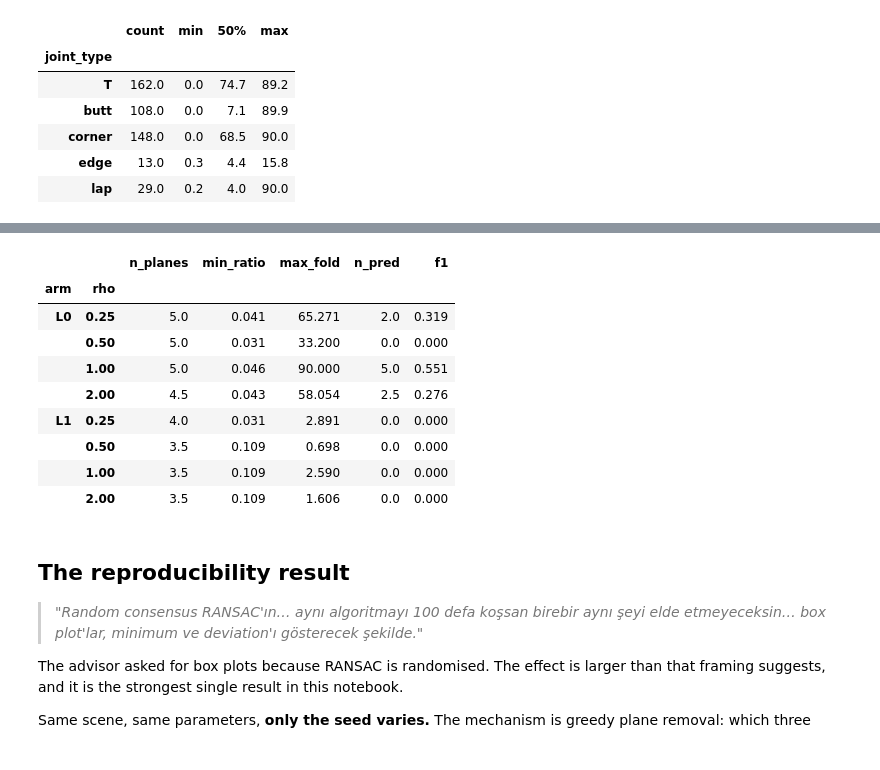
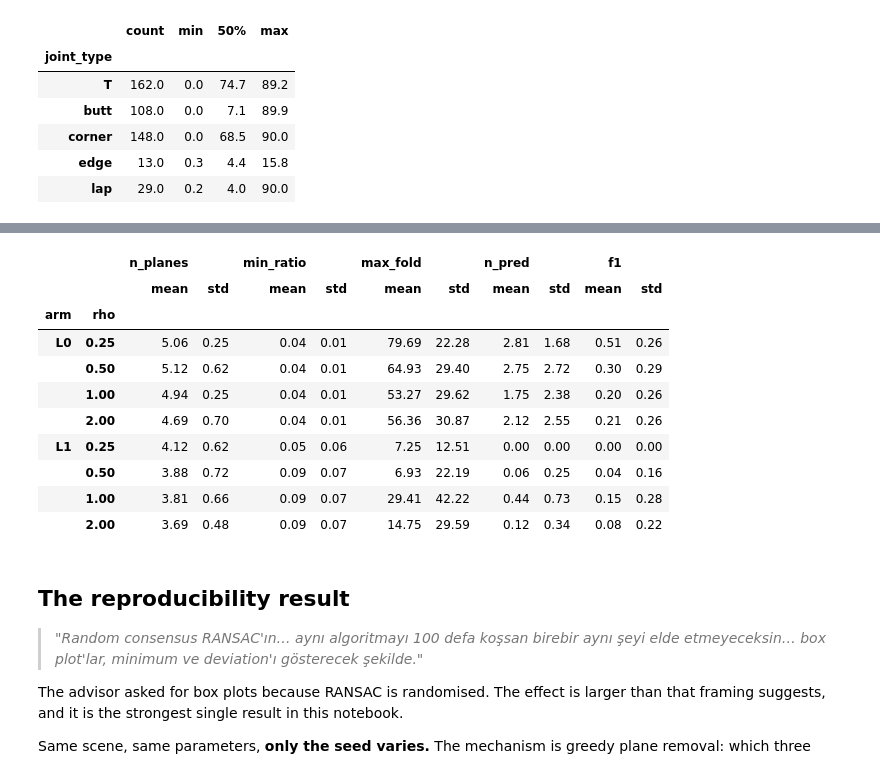
Before and after one commit to amnessa/welding_cell_ws, a Jupyter notebook: weld_generator/notebooks/04_lit_ransac.ipynb, the cells around one changed output, grey strips where cells are left out. Saved outputs shown, nothing was run; the diff lists cells and outputs as text; code cells hidden in the pictures.

```diff
--- a/weld_generator/notebooks/04_lit_ransac.ipynb
+++ b/weld_generator/notebooks/04_lit_ransac.ipynb
@@ -426,21 +448,61 @@ think about, because its own cloud is a 0,64 mm-resolution CSL scan.
 # %%
-lap_dirs = [d for d in DIRS
-            if scene_facts(load_scene(d)[0])["joint_type"] == "lap"]
+# Prepare each lap scene once; only rho and seed vary inside the loop.
+lap_prepared = []
+for d in DIRS:
+    scene, arrays = load_scene(d)
+    if scene_facts(scene)["joint_type"] != "lap":
+        continue
+    gt_ = ground_truth(scene, arrays, primary_only=True)
+    if not gt_:
+        continue
+    xyz_ = cloud_for(scene, arrays, view="full")["xyz"]
+    lap_prepared.append((d.name, xyz_, seam_region_oracle(xyz_, gt_), gt_))
+
 sweep_rho = []
-for d in lap_dirs:
+for name, xyz_, mask_, gt_ in lap_prepared:
     for rho in (0.25, 0.5, 1.0, 2.0):
         for arm in ("L0", "L1"):
-            out = run(d, arm=arm, rho=rho)
-            if out is None:
-                continue
-            r_, res_, _, _, _ = out
-            folds = [p["fold_deg"] for p in res_.pairs]
-            sweep_rho.append({"scene": d.name, "rho": rho, "arm": arm,
-                              "n_planes": r_["n_planes"], "n_pred": r_["n_pred"],
-                              "f1": r_["f1"],
-                              "min_ratio": min((p.inlier_ratio for p in res_.planes),
-                                               default=np.nan),
-                              "max_fold": max(folds) if folds else np.nan})
+            for s in range(8):
+                r_ = detect(xyz_, seed=s, prefilter_density_per_mm2=rho,
+                            segmentation_mask=mask_ if arm == "L0" else None)
+                folds = [p["fold_deg"] for p in r_.pairs]
+                sweep_rho.append({
+                    "scene": name, "rho": rho, "arm": arm, "seed": s,
+                    "n_planes": len(r_.planes), "n_pred": r_.n_seams,
+                    "f1": evaluate(r_.polylines, gt_, tol_mm=3.0)["f1"],
+                    "min_ratio": min((p.inlier_ratio for p in r_.planes), default=np.nan),
+                    "max_fold": max(folds) if folds else np.nan})
 rho_df = pd.DataFrame(sweep_rho)
-rho_df.groupby(["arm", "rho"])[["n_planes", "min_ratio", "max_fold", "n_pred", "f1"]].mean().round(3)
+
+fig, axes = plt.subplots(1, 2, figsize=(13, 3.8))
+for ax, metric, ttl in ((axes[0], "max_fold", "widest fold angle found (deg)"),
+                        (axes[1], "f1", "F1 @ 3 mm")):
+    for k, arm in enumerate(("L0", "L1")):
+        sub = rho_df[rho_df.arm == arm]
+        g = sub.groupby("rho")[metric]
+        ax.errorbar(g.mean().index, g.mean().values, yerr=g.std().values, marker="o",
+                    capsize=4, label=arm, color=["#3a7ca5", "#c04a4a"][k])
+    ax.set_xscale("log"); ax.set_xlabel(r"$\rho$  (pts/mm$^2$)")
+    ax.set_title(ttl, fontsize=10); ax.legend(fontsize=8)
+axes[0].axhline(90, c="#1a7f37", ls="--", lw=1)
+axes[0].axhspan(60, 120, color="#1a7f37", alpha=0.07)
+plt.tight_layout(); plt.show()
+
+# Is the density axis real, or is it seed noise wearing a mechanism's clothes? Compare the
+# spread ACROSS SEEDS at fixed density against the spread ACROSS DENSITY at fixed seed. If
+# the second is not clearly larger, there is no density effect to report.
+L0 = rho_df[rho_df.arm == "L0"]
+print(f"L0  spread across seeds within (scene, rho): "
+      f"{L0.groupby(['scene', 'rho']).f1.std().mean():.3f}")
+print(f"L0  spread across rho within (scene, seed):  "
+      f"{L0.groupby(['scene', 'seed']).f1.std().mean():.3f}")
+print()
+for arm in ("L0", "L1"):
+    sub = rho_df[rho_df.arm == arm]
+    print(f"{arm}  mean F1 {sub.f1.mean():.3f}  |  returned nothing in "
+          f"{(sub.f1 == 0).mean():.0%} of runs  |  fitted a fold > 60 deg in "
+          f"{(sub.max_fold > 60).sum()}/{len(sub)} runs")
+
+rho_df.groupby(["arm", "rho"])[["n_planes", "min_ratio", "max_fold", "n_pred", "f1"]].agg(
+    ["mean", "std"]).round(2)
 # %% [output]
@@ -447,13 +515,14 @@ rho_df.groupby(["arm", "rho"])[["n_planes", "min_ratio", "max_fold", "n_pred", "
-|  |  | n_planes | min_ratio | max_fold | n_pred | f1 |
-| arm | rho |  |  |  |  |  |
-| L0 | 0.25 | 5.0 | 0.041 | 65.271 | 2.0 | 0.319 |
-|  | 0.50 | 5.0 | 0.031 | 33.200 | 0.0 | 0.000 |
-|  | 1.00 | 5.0 | 0.046 | 90.000 | 5.0 | 0.551 |
-|  | 2.00 | 4.5 | 0.043 | 58.054 | 2.5 | 0.276 |
-| L1 | 0.25 | 4.0 | 0.031 | 2.891 | 0.0 | 0.000 |
-|  | 0.50 | 3.5 | 0.109 | 0.698 | 0.0 | 0.000 |
-|  | 1.00 | 3.5 | 0.109 | 2.590 | 0.0 | 0.000 |
-|  | 2.00 | 3.5 | 0.109 | 1.606 | 0.0 | 0.000 |
+|  |  | n_planes |  | min_ratio |  | max_fold |  | n_pred |  | f1 |  |
+|  |  | mean | std | mean | std | mean | std | mean | std | mean | std |
+| arm | rho |  |  |  |  |  |  |  |  |  |  |
+| L0 | 0.25 | 5.06 | 0.25 | 0.04 | 0.01 | 79.69 | 22.28 | 2.81 | 1.68 | 0.51 | 0.26 |
+|  | 0.50 | 5.12 | 0.62 | 0.04 | 0.01 | 64.93 | 29.40 | 2.75 | 2.72 | 0.30 | 0.29 |
+|  | 1.00 | 4.94 | 0.25 | 0.04 | 0.01 | 53.27 | 29.62 | 1.75 | 2.38 | 0.20 | 0.26 |
+|  | 2.00 | 4.69 | 0.70 | 0.04 | 0.01 | 56.36 | 30.87 | 2.12 | 2.55 | 0.21 | 0.26 |
+| L1 | 0.25 | 4.12 | 0.62 | 0.05 | 0.06 | 7.25 | 12.51 | 0.00 | 0.00 | 0.00 | 0.00 |
+|  | 0.50 | 3.88 | 0.72 | 0.09 | 0.07 | 6.93 | 22.19 | 0.06 | 0.25 | 0.04 | 0.16 |
+|  | 1.00 | 3.81 | 0.66 | 0.09 | 0.07 | 29.41 | 42.22 | 0.44 | 0.73 | 0.15 | 0.28 |
+|  | 2.00 | 3.69 | 0.48 | 0.09 | 0.07 | 14.75 | 29.59 | 0.12 | 0.34 | 0.08 | 0.22 |
 # %% [markdown]
 ## The reproducibility result
 
```
Also changed, not shown: parts of 5 cells of this notebook, 2 other files.
